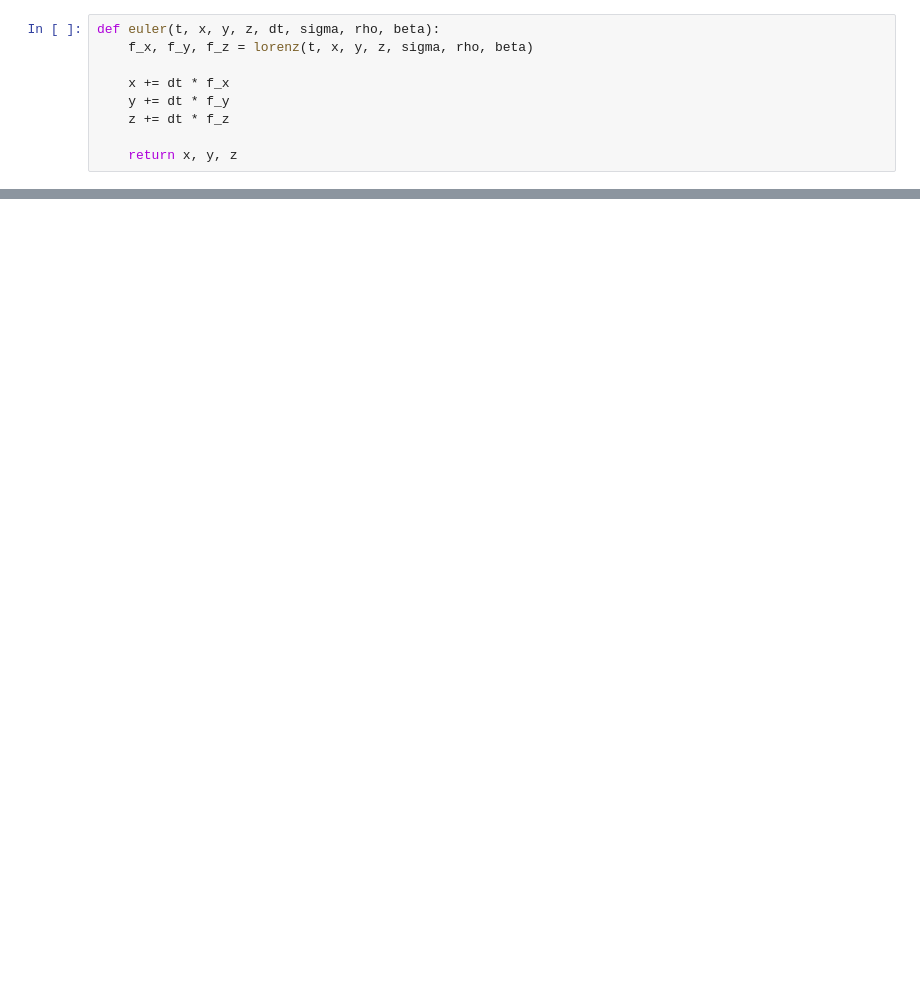
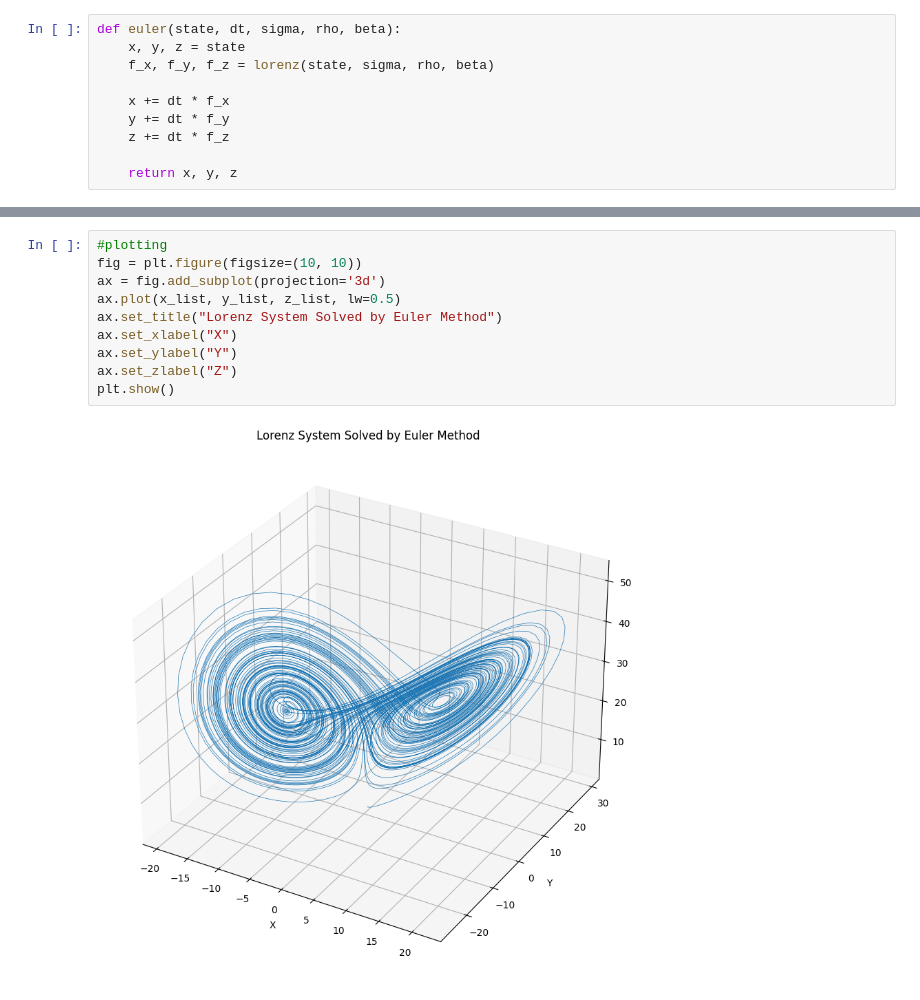
Before and after one commit to master-csmi/2024-m1-parareal, a Jupyter notebook: Lorenz_model.ipynb, the cells around one changed output, grey strips where cells are left out. Drawn from its saved outputs; the diff is of its cells as text; blank space fills up the shorter version.

```diff
--- a/Lorenz_model.ipynb
+++ b/Lorenz_model.ipynb
@@ -8,8 +11,9 @@ def lorenz(t, x, y, z, sigma, rho, beta):
     dz_dt = x*y - beta*z
     return dx_dt, dy_dt, dz_dt
 # %%
-def euler(t, x, y, z, dt, sigma, rho, beta):
-    f_x, f_y, f_z = lorenz(t, x, y, z, sigma, rho, beta)
+def euler(state, dt, sigma, rho, beta):
+    x, y, z = state
+    f_x, f_y, f_z = lorenz(state, sigma, rho, beta)
 
     x += dt * f_x
     y += dt * f_y
@@ -35 +39,13 @@ for i in range(10000):
     t += dt
+# %%
+#plotting
+fig = plt.figure(figsize=(10, 10))
+ax = fig.add_subplot(projection='3d')
+ax.plot(x_list, y_list, z_list, lw=0.5)
+ax.set_title("Lorenz System Solved by Euler Method")
+ax.set_xlabel("X")
+ax.set_ylabel("Y")
+ax.set_zlabel("Z")
+plt.show()
+# %% [output]
+[figure, added]
```
Also changed, not shown: parts of 15 cells of this notebook.
